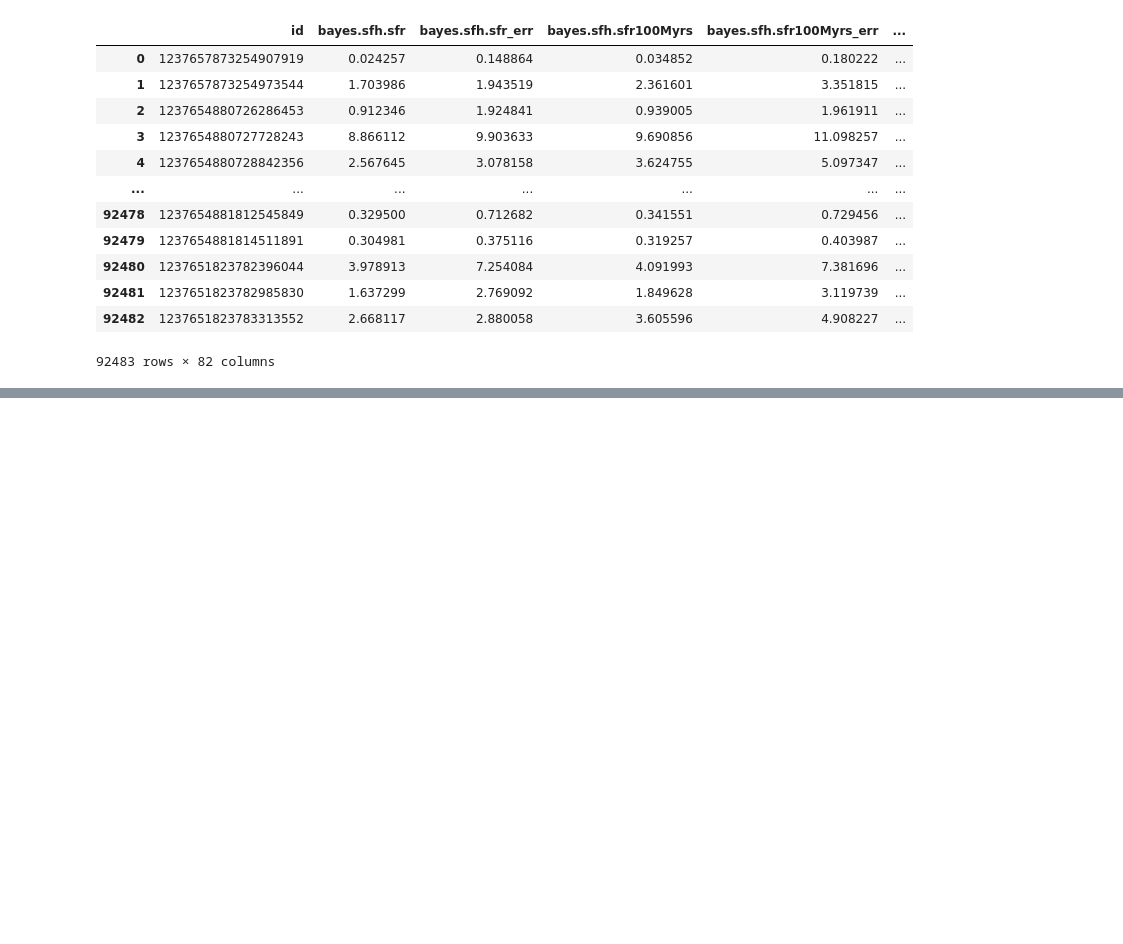
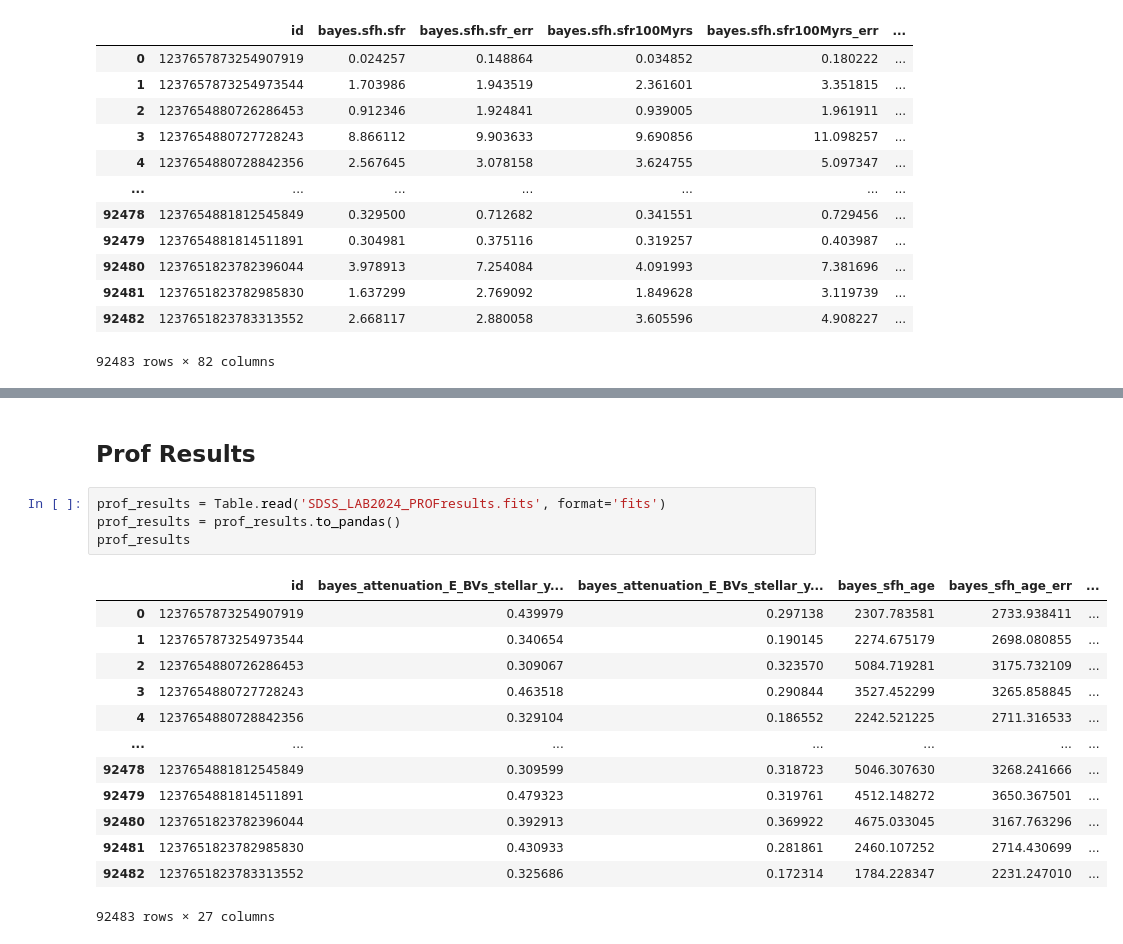
Before and after one commit to M-Bianchi/Laboratory_of_Data_Analysis, a Jupyter notebook: MainActivity/Lecture5.ipynb, the cells around one changed output, grey strips where cells are left out. Cells and saved outputs as stored; diff of their text form; blank space fills up the shorter version.

```diff
--- a/MainActivity/Lecture5.ipynb
+++ b/MainActivity/Lecture5.ipynb
@@ -136,0 +140,20 @@ Text(0.5, 0, 'SFR $[M_\\odot/yr]$')
+# %% [markdown]
+## Prof Results
+# %%
+prof_results = Table.read('SDSS_LAB2024_PROFresults.fits', format='fits')
+prof_results = prof_results.to_pandas()
+prof_results
+# %% [output]
+|  | id | bayes_attenuation_E_BVs_stellar_y... | bayes_attenuation_E_BVs_stellar_y... | bayes_sfh_age | bayes_sfh_age_err | ... |
+| 0 | 1237657873254907919 | 0.439979 | 0.297138 | 2307.783581 | 2733.938411 | ... |
+| 1 | 1237657873254973544 | 0.340654 | 0.190145 | 2274.675179 | 2698.080855 | ... |
+| 2 | 1237654880726286453 | 0.309067 | 0.323570 | 5084.719281 | 3175.732109 | ... |
+| 3 | 1237654880727728243 | 0.463518 | 0.290844 | 3527.452299 | 3265.858845 | ... |
+| 4 | 1237654880728842356 | 0.329104 | 0.186552 | 2242.521225 | 2711.316533 | ... |
+| ... | ... | ... | ... | ... | ... | ... |
+| 92478 | 1237654881812545849 | 0.309599 | 0.318723 | 5046.307630 | 3268.241666 | ... |
+| 92479 | 1237654881814511891 | 0.479323 | 0.319761 | 4512.148272 | 3650.367501 | ... |
+| 92480 | 1237651823782396044 | 0.392913 | 0.369922 | 4675.033045 | 3167.763296 | ... |
+| 92481 | 1237651823782985830 | 0.430933 | 0.281861 | 2460.107252 | 2714.430699 | ... |
+| 92482 | 1237651823783313552 | 0.325686 | 0.172314 | 1784.228347 | 2231.247010 | ... |
+92483 rows × 27 columns
```
Also changed, not shown: parts of 7 cells of this notebook.
